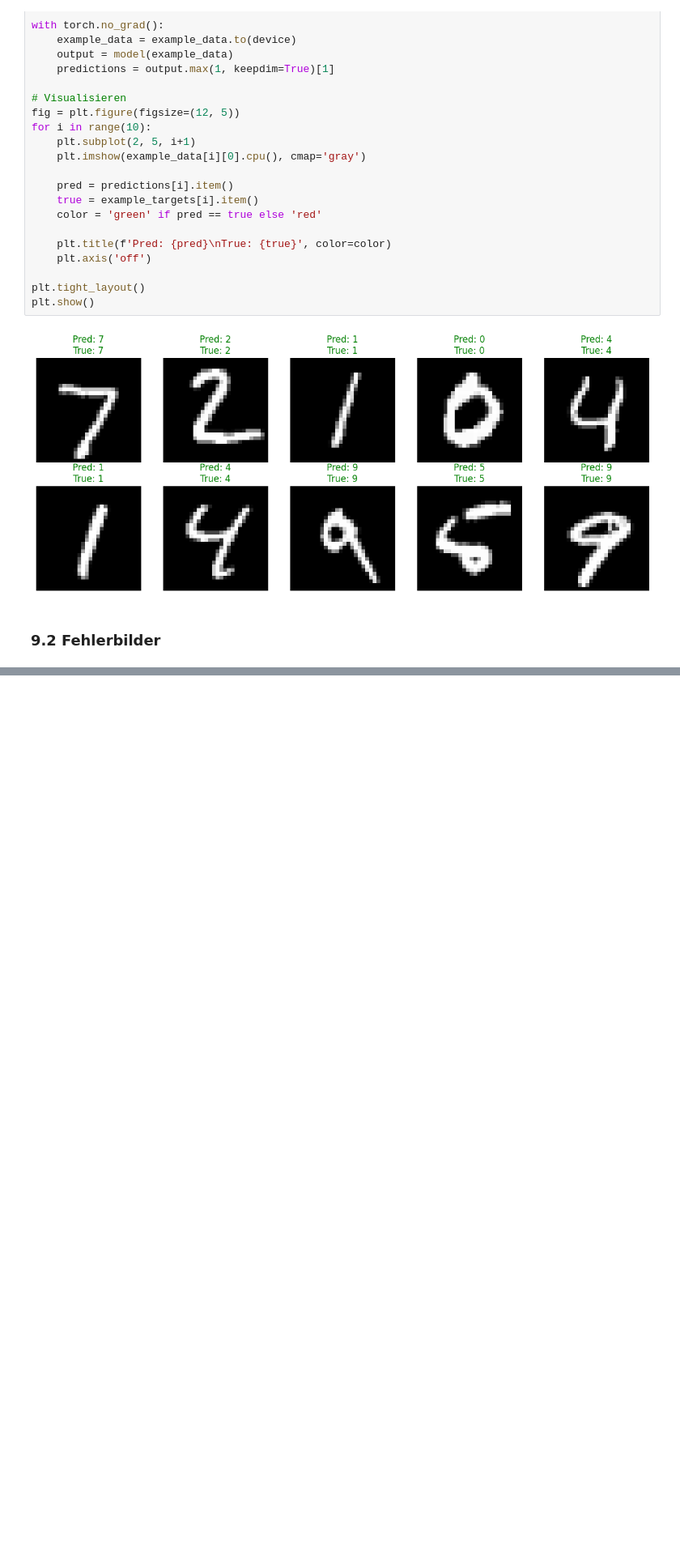
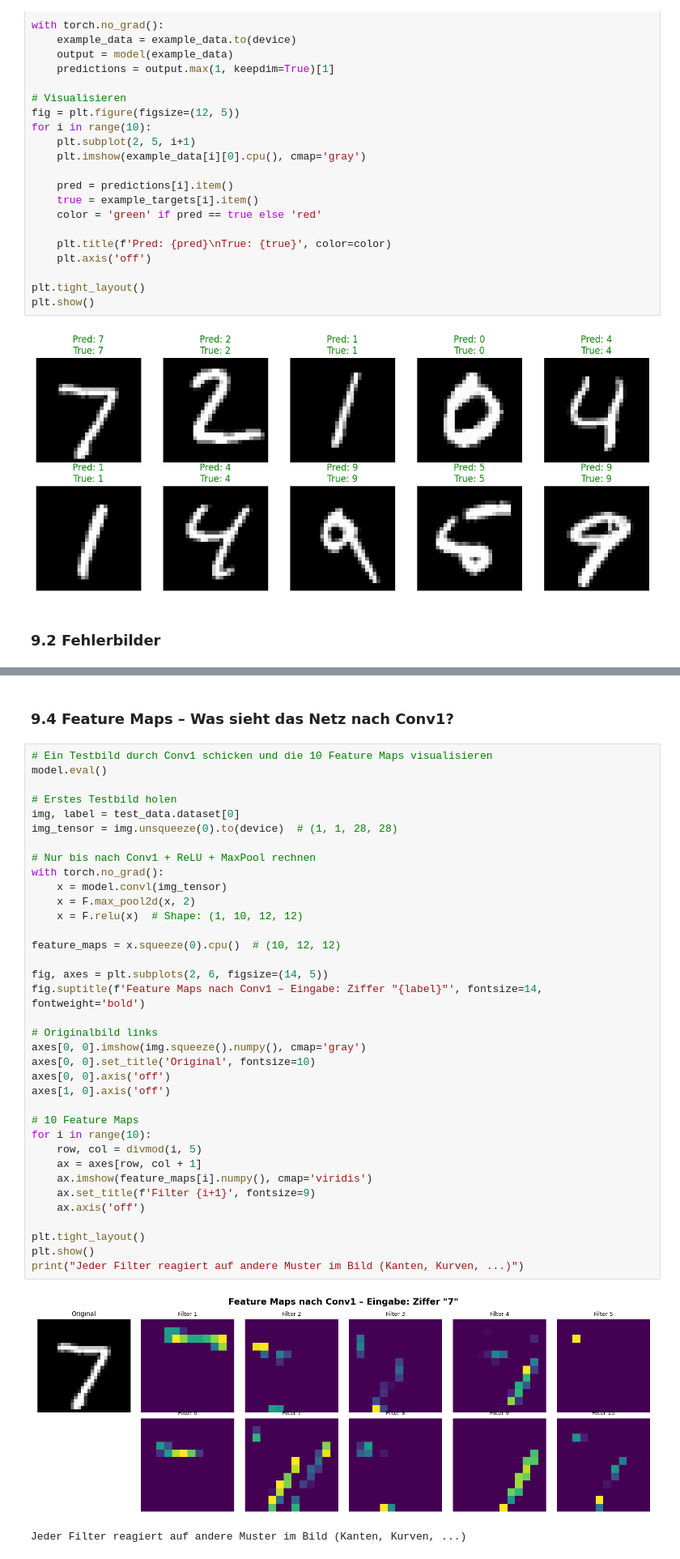
Before and after one commit to ChristianJakubzig/cnn-digit-recognition-project, a Jupyter notebook: src/vortrag.ipynb, the cells around one changed output, grey strips where cells are left out. Shown at 81% size. Saved outputs shown, nothing was run; the diff lists cells and outputs as text; blank space fills up the shorter version.

```diff
--- a/src/vortrag.ipynb
+++ b/src/vortrag.ipynb
@@ -463,0 +492,41 @@ plt.show()
+# %% [markdown]
+### 9.4 Feature Maps – Was sieht das Netz nach Conv1?
+# %%
+# Ein Testbild durch Conv1 schicken und die 10 Feature Maps visualisieren
+model.eval()
+
+# Erstes Testbild holen
+img, label = test_data.dataset[0]
+img_tensor = img.unsqueeze(0).to(device)  # (1, 1, 28, 28)
+
+# Nur bis nach Conv1 + ReLU + MaxPool rechnen
+with torch.no_grad():
+    x = model.convl(img_tensor)
+    x = F.max_pool2d(x, 2)
+    x = F.relu(x)  # Shape: (1, 10, 12, 12)
+
+feature_maps = x.squeeze(0).cpu()  # (10, 12, 12)
+
+fig, axes = plt.subplots(2, 6, figsize=(14, 5))
+fig.suptitle(f'Feature Maps nach Conv1 – Eingabe: Ziffer "{label}"', fontsize=14, fontweight='bold')
+
+# Originalbild links
+axes[0, 0].imshow(img.squeeze().numpy(), cmap='gray')
+axes[0, 0].set_title('Original', fontsize=10)
+axes[0, 0].axis('off')
+axes[1, 0].axis('off')
+
+# 10 Feature Maps
+for i in range(10):
+    row, col = divmod(i, 5)
+    ax = axes[row, col + 1]
+    ax.imshow(feature_maps[i].numpy(), cmap='viridis')
+    ax.set_title(f'Filter {i+1}', fontsize=9)
+    ax.axis('off')
+
+plt.tight_layout()
+plt.show()
+print("Jeder Filter reagiert auf andere Muster im Bild (Kanten, Kurven, ...)")
+# %% [output]
+[figure, added]
+Jeder Filter reagiert auf andere Muster im Bild (Kanten, Kurven, ...)
```
Also changed, not shown: parts of 16 cells of this notebook, 3 other files.
